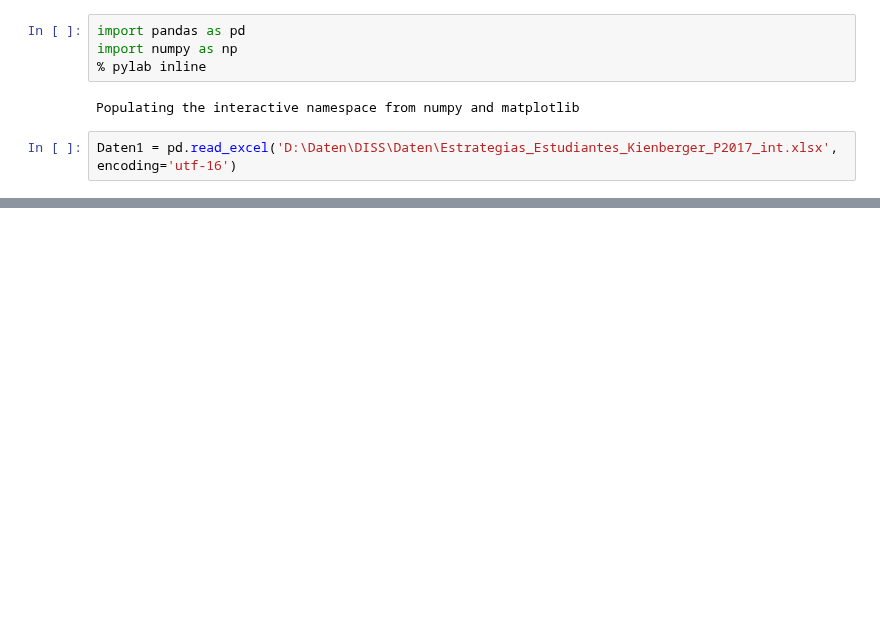
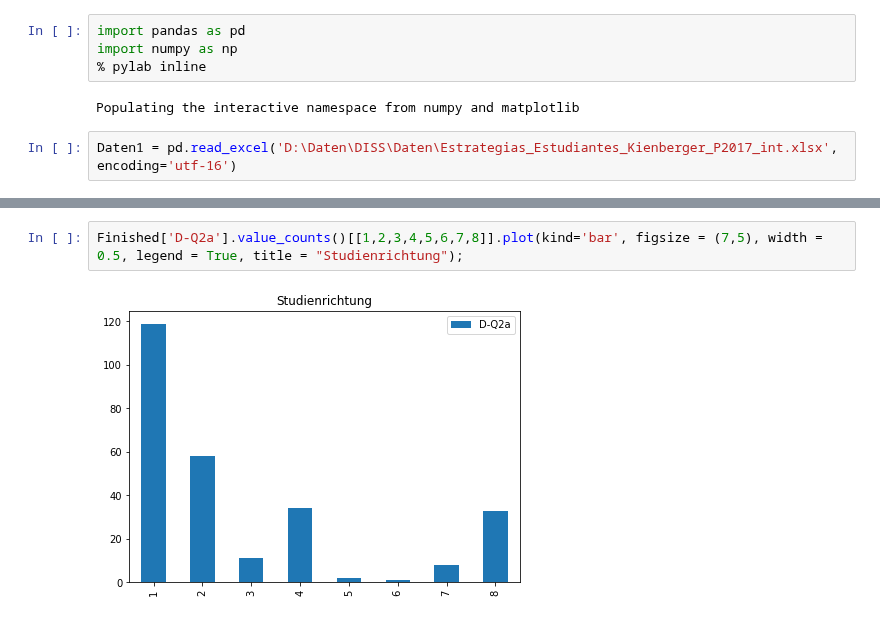
Before and after one commit to martinakienberger/Dissertation_LIS, a Jupyter notebook: Datenanalyse_Hauptstudie+Pilotstudie.ipynb, the cells around one changed output, grey strips where cells are left out. Saved outputs shown, nothing was run; the diff lists cells and outputs as text; blank space fills up the shorter version.

```diff
--- a/Datenanalyse_Hauptstudie+Pilotstudie.ipynb
+++ b/Datenanalyse_Hauptstudie+Pilotstudie.ipynb
@@ -54,0 +134,4 @@ Name: D-Q8b11a_2, Length: 68, dtype: float64
+# %%
+Finished['D-Q2a'].value_counts()[[1,2,3,4,5,6,7,8]].plot(kind='bar', figsize = (7,5), width = 0.5, legend = True, title = "Studienrichtung");
+# %% [output]
+[figure, added]
```
Also changed, not shown: parts of 76 cells of this notebook, 6 other files.
